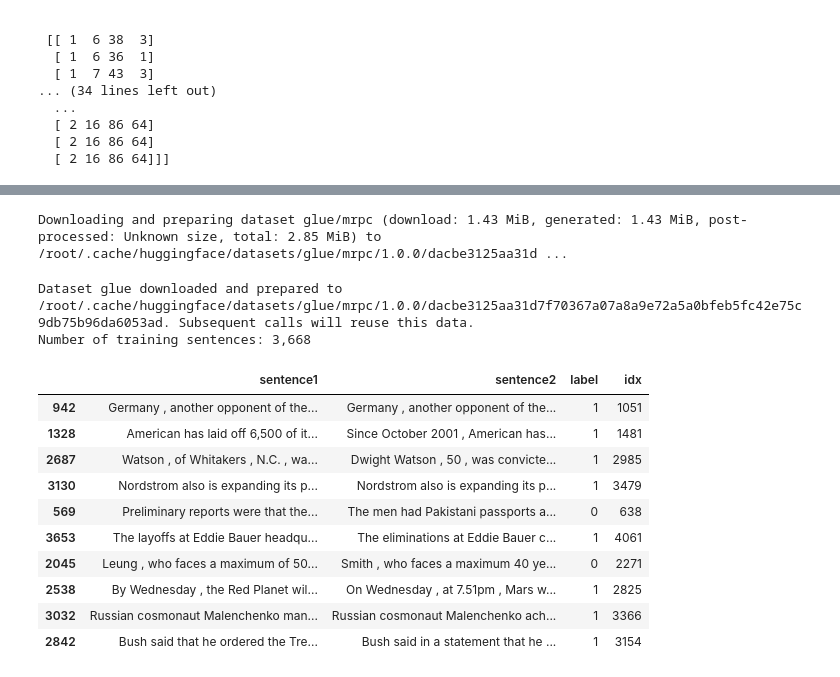
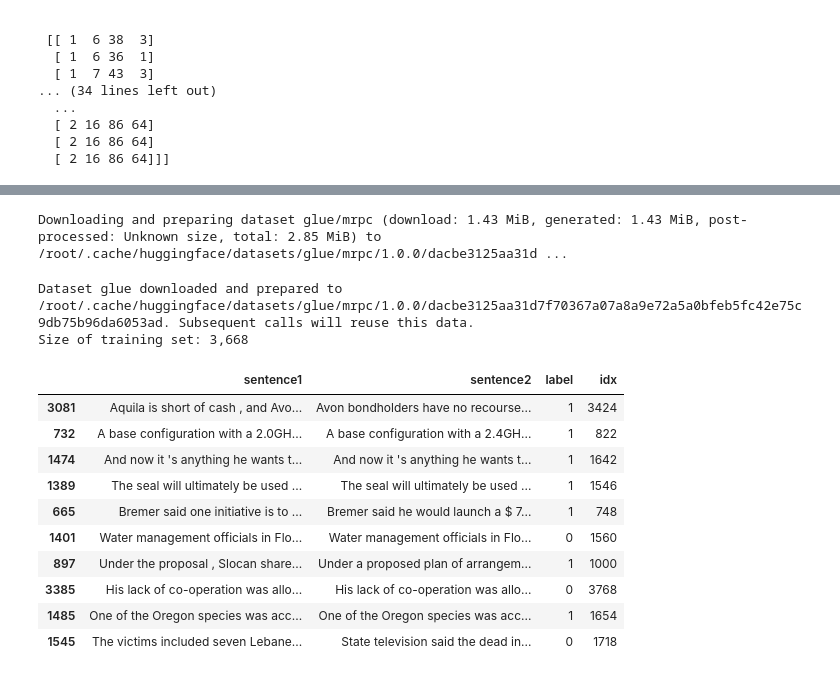
Before and after one commit to paulhan93/nlp, a Jupyter notebook: tokenization_examples.ipynb, the cells around one changed output, grey strips where cells are left out. Cells and saved outputs as stored; diff of their text form; code cells hidden in the pictures.

```diff
--- a/tokenization_examples.ipynb
+++ b/tokenization_examples.ipynb
@@ -217,32 +178,32 @@ X_train shape: (8551, 512, 4), y_train shape: (8551,)
 # %%
 # now demonstrate the tokenization process for MRPC
 
 max_seq_length = 512
-actual_task =  "mrpc"
-dataset = load_dataset("glue", actual_task)
+task =  "mrpc"
+dataset = load_dataset("glue", task)
 
 import pandas as pd
 
 df = pd.DataFrame(dataset["train"][:])
 
-print('Number of training sentences: {:,}\n'.format(df.shape[0]))
+print('Size of training set: {:,}\n'.format(df.shape[0]))
 
 df.sample(10)
 # %% [output]
 Downloading and preparing dataset glue/mrpc (download: 1.43 MiB, generated: 1.43 MiB, post-processed: Unknown size, total: 2.85 MiB) to /root/.cache/huggingface/datasets/glue/mrpc/1.0.0/dacbe3125aa31d ...
 Dataset glue downloaded and prepared to /root/.cache/huggingface/datasets/glue/mrpc/1.0.0/dacbe3125aa31d7f70367a07a8a9e72a5a0bfeb5fc42e75c9db75b96da6053ad. Subsequent calls will reuse this data.
-Number of training sentences: 3,668
+Size of training set: 3,668
 |  | sentence1 | sentence2 | label | idx |
-| 942 | Germany , another opponent of the... | Germany , another opponent of the... | 1 | 1051 |
-| 1328 | American has laid off 6,500 of it... | Since October 2001 , American has... | 1 | 1481 |
-| 2687 | Watson , of Whitakers , N.C. , wa... | Dwight Watson , 50 , was convicte... | 1 | 2985 |
-| 3130 | Nordstrom also is expanding its p... | Nordstrom also is expanding its p... | 1 | 3479 |
-| 569 | Preliminary reports were that the... | The men had Pakistani passports a... | 0 | 638 |
-| 3653 | The layoffs at Eddie Bauer headqu... | The eliminations at Eddie Bauer c... | 1 | 4061 |
-| 2045 | Leung , who faces a maximum of 50... | Smith , who faces a maximum 40 ye... | 0 | 2271 |
-| 2538 | By Wednesday , the Red Planet wil... | On Wednesday , at 7.51pm , Mars w... | 1 | 2825 |
-| 3032 | Russian cosmonaut Malenchenko man... | Russian cosmonaut Malenchenko ach... | 1 | 3366 |
-| 2842 | Bush said that he ordered the Tre... | Bush said in a statement that he ... | 1 | 3154 |
+| 3081 | Aquila is short of cash , and Avo... | Avon bondholders have no recourse... | 1 | 3424 |
+| 732 | A base configuration with a 2.0GH... | A base configuration with a 2.4GH... | 1 | 822 |
+| 1474 | And now it 's anything he wants t... | And now it 's anything he wants t... | 1 | 1642 |
+| 1389 | The seal will ultimately be used ... | The seal will ultimately be used ... | 1 | 1546 |
+| 665 | Bremer said one initiative is to ... | Bremer said he would launch a $ 7... | 1 | 748 |
+| 1401 | Water management officials in Flo... | Water management officials in Flo... | 0 | 1560 |
+| 897 | Under the proposal , Slocan share... | Under a proposed plan of arrangem... | 1 | 1000 |
+| 3385 | His lack of co-operation was allo... | His lack of co-operation was allo... | 0 | 3768 |
+| 1485 | One of the Oregon species was acc... | One of the Oregon species was acc... | 1 | 1654 |
+| 1545 | The victims included seven Lebane... | State television said the dead in... | 0 | 1718 |
 # %%
 sentences1 = df.sentence1.values
 sentences2 = df.sentence2.values
```
Also changed, not shown: parts of 5 cells of this notebook.
